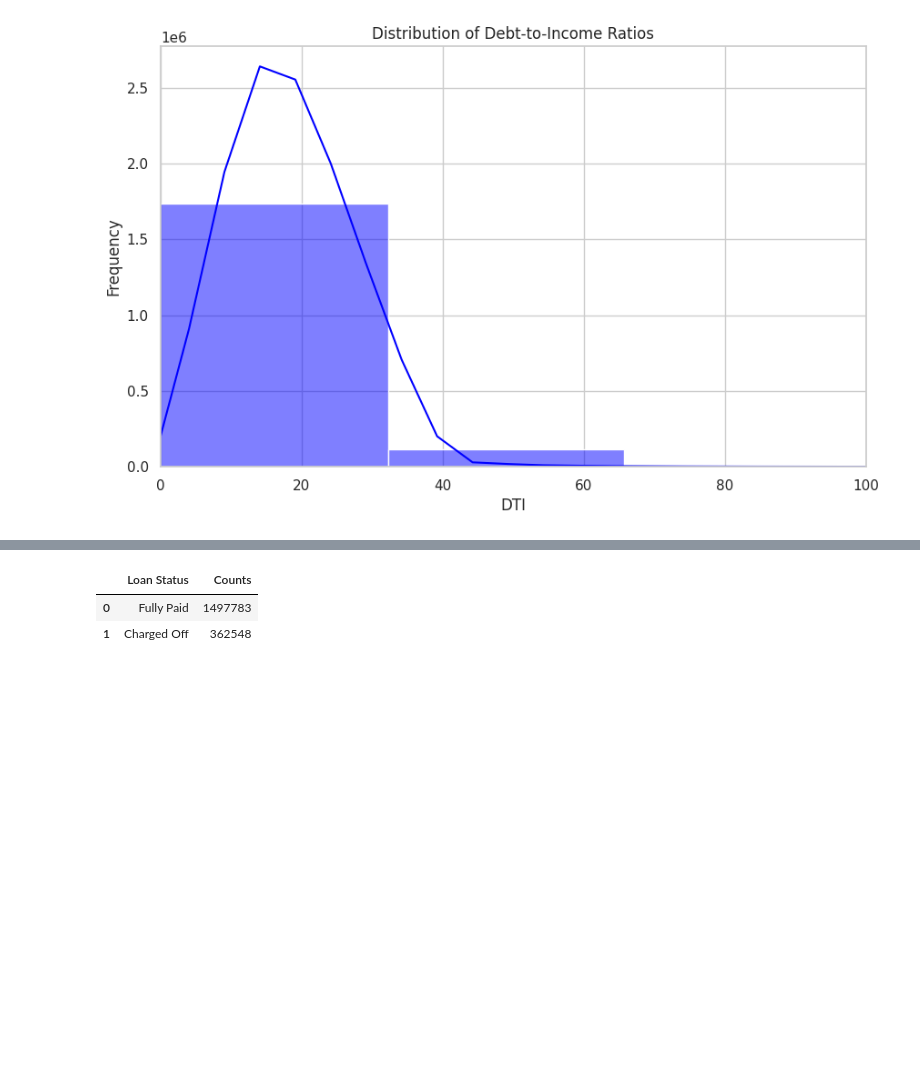
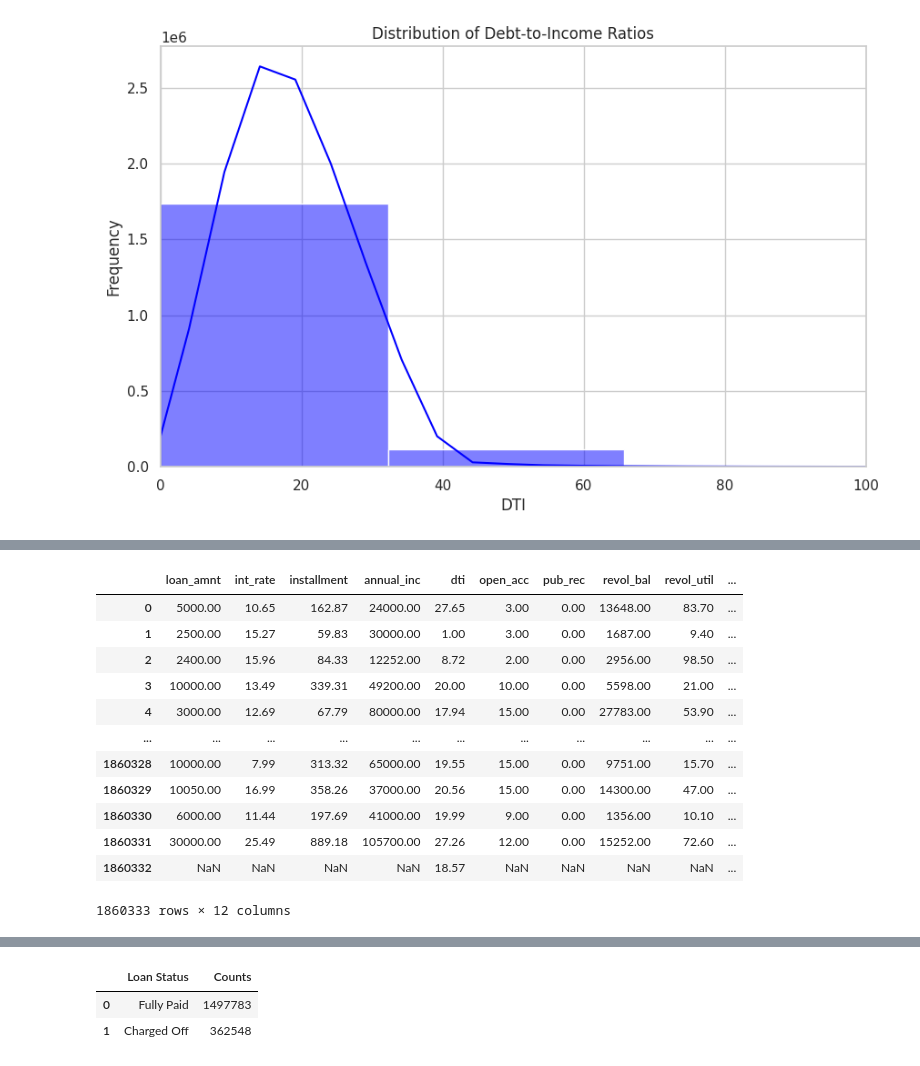
Before and after one commit to noahnguyen2004/Loan-Default-Prediction, a Jupyter notebook: loan_lending.ipynb, the cells around one changed output, grey strips where cells are left out. Saved outputs shown, nothing was run; the diff lists cells and outputs as text; code cells hidden in the pictures; blank space fills up the shorter version.

```diff
--- a/loan_lending.ipynb
+++ b/loan_lending.ipynb
@@ -399,0 +455,17 @@ DTI mean: 18.5677
+# %%
+numerical_features = df.select_dtypes(include=[float])
+numerical_features
+# %% [output]
+|  | loan_amnt | int_rate | installment | annual_inc | dti | open_acc | pub_rec | revol_bal | revol_util | ... |
+| 0 | 5000.00 | 10.65 | 162.87 | 24000.00 | 27.65 | 3.00 | 0.00 | 13648.00 | 83.70 | ... |
+| 1 | 2500.00 | 15.27 | 59.83 | 30000.00 | 1.00 | 3.00 | 0.00 | 1687.00 | 9.40 | ... |
+| 2 | 2400.00 | 15.96 | 84.33 | 12252.00 | 8.72 | 2.00 | 0.00 | 2956.00 | 98.50 | ... |
+| 3 | 10000.00 | 13.49 | 339.31 | 49200.00 | 20.00 | 10.00 | 0.00 | 5598.00 | 21.00 | ... |
+| 4 | 3000.00 | 12.69 | 67.79 | 80000.00 | 17.94 | 15.00 | 0.00 | 27783.00 | 53.90 | ... |
+| ... | ... | ... | ... | ... | ... | ... | ... | ... | ... | ... |
+| 1860328 | 10000.00 | 7.99 | 313.32 | 65000.00 | 19.55 | 15.00 | 0.00 | 9751.00 | 15.70 | ... |
+| 1860329 | 10050.00 | 16.99 | 358.26 | 37000.00 | 20.56 | 15.00 | 0.00 | 14300.00 | 47.00 | ... |
+| 1860330 | 6000.00 | 11.44 | 197.69 | 41000.00 | 19.99 | 9.00 | 0.00 | 1356.00 | 10.10 | ... |
+| 1860331 | 30000.00 | 25.49 | 889.18 | 105700.00 | 27.26 | 12.00 | 0.00 | 15252.00 | 72.60 | ... |
+| 1860332 | NaN | NaN | NaN | NaN | 18.57 | NaN | NaN | NaN | NaN | ... |
+1860333 rows × 12 columns
```
Also changed, not shown: parts of 16 cells of this notebook.
